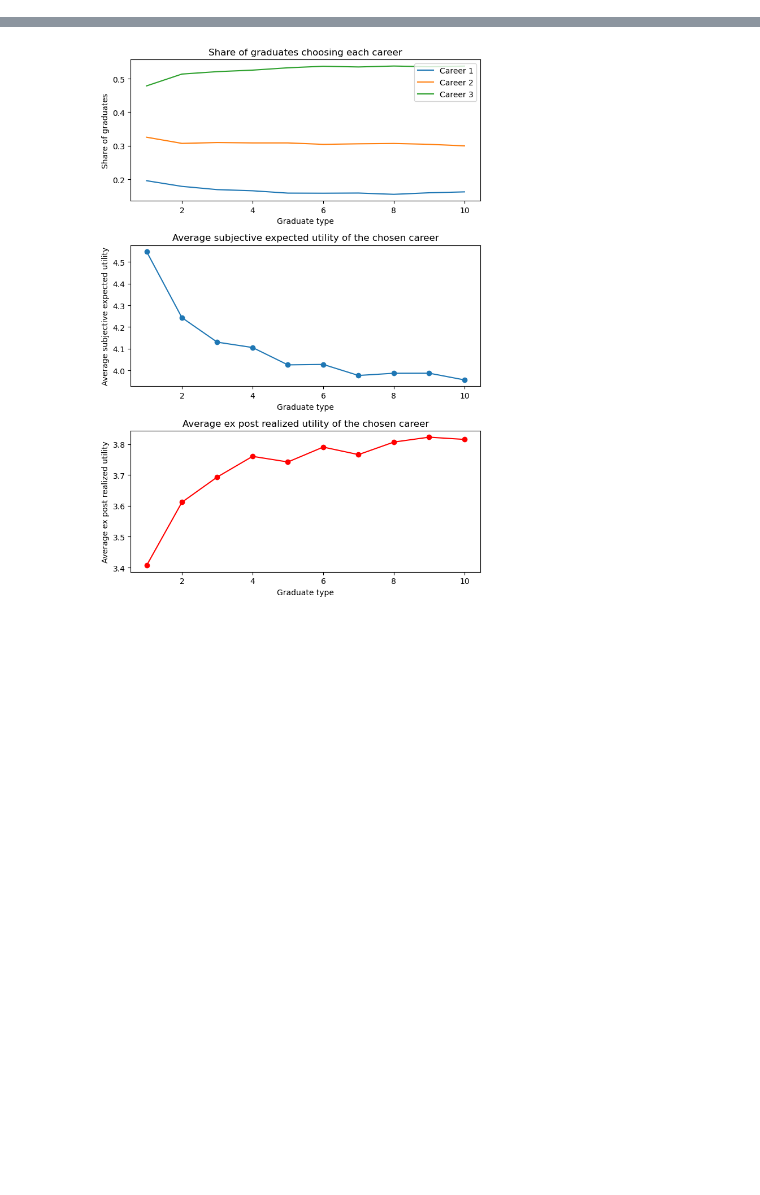
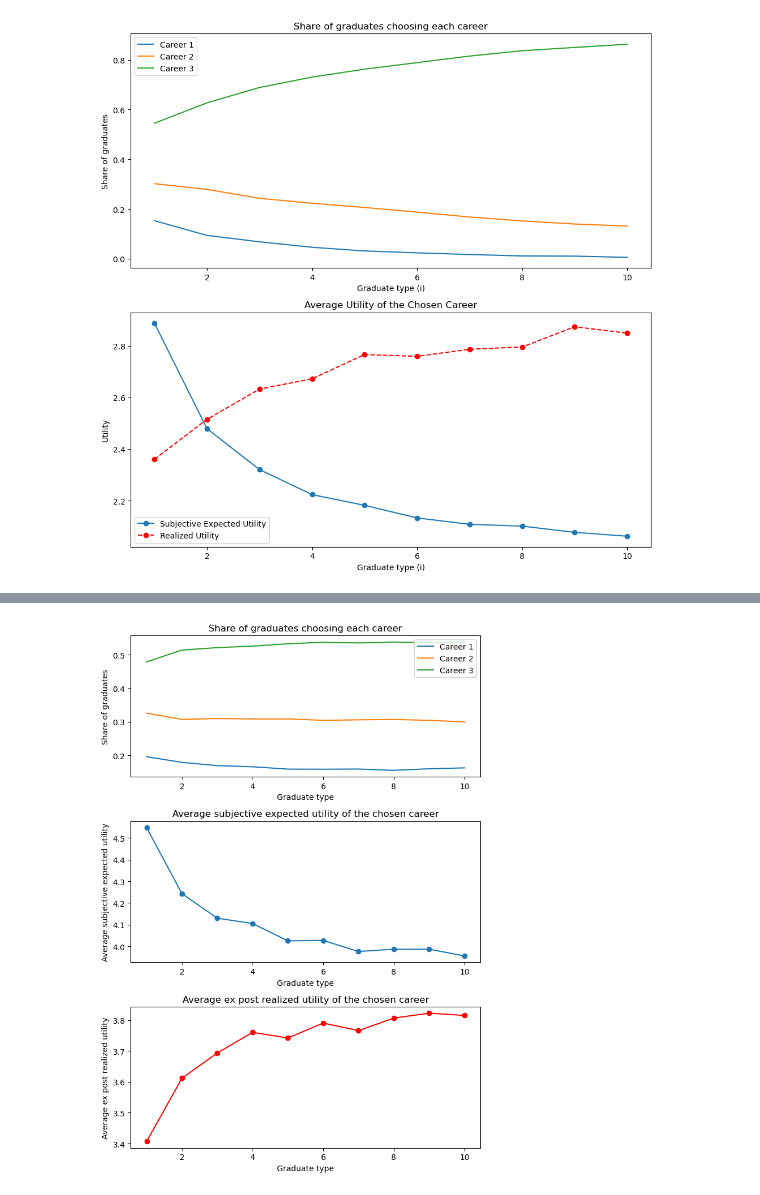
Before and after one commit to NumEconCopenhagen/projects-2024-mikkel-nikolas, a Jupyter notebook: Examfake.ipynb, the cells around one changed output, grey strips where cells are left out. Saved outputs shown, nothing was run; the diff lists cells and outputs as text; code cells hidden in the pictures; blank space fills up the shorter version.

```diff
--- a/Examfake.ipynb
+++ b/Examfake.ipynb
@@ -0,0 +205,65 @@
+# %%
+import numpy as np
+import matplotlib.pyplot as plt
+from types import SimpleNamespace
+
+# Parameters initialization
+par = SimpleNamespace(
+    J=3,
+    N=10,
+    K=10000,
+    F=np.arange(1, 11),
+    sigma=2,
+    v=np.array([1, 2, 3]),
+    c=1
+)
+
+# Function to run the simulation
+def simulate_decision_with_cost(par):
+    chosen_careers = np.zeros((par.N, par.K), dtype=int)
+    prior_expected_utilities = np.zeros((par.N, par.K))
+    realized_utilities = np.zeros((par.N, par.K))
+
+    for k in range(par.K):
+        for i in range(1, par.N + 1):
+            F_i = i
+            epsilon_friends = np.random.normal(0, par.sigma, (par.J, F_i))
+            prior_expected_utility = par.v + np.mean(epsilon_friends, axis=1) - par.c  # Apply cost directly here
+            epsilon_i = np.random.normal(0, par.sigma, par.J)
+            chosen_career = np.argmax(prior_expected_utility)
+            chosen_careers[i-1, k] = chosen_career
+            prior_expected_utilities[i-1, k] = prior_expected_utility[chosen_career]
+            realized_utilities[i-1, k] = par.v[chosen_career] + epsilon_i[chosen_career]
+
+    return chosen_careers, prior_expected_utilities, realized_utilities
+
+# Run the simulation
+chosen_careers, prior_expected_utilities, realized_utilities = simulate_decision_with_cost(par)
+
+# Calculate results
+shares = np.array([np.mean(chosen_careers == j, axis=1) for j in range(par.J)]).T
+average_subjective_expected_utilities = np.mean(prior_expected_utilities, axis=1)
+average_realized_utilities = np.mean(realized_utilities, axis=1)
+
+# Visualization
+x = np.arange(1, par.N + 1)
+fig, ax = plt.subplots(2, 1, figsize=(10, 10))
+
+for j in range(par.J):
+    ax[0].plot(x, shares[:, j], label=f'Career {j + 1}')
+ax[0].set_xlabel('Graduate type (i)')
+ax[0].set_ylabel('Share of graduates')
+ax[0].legend()
+ax[0].set_title('Share of graduates choosing each career')
+
+ax[1].plot(x, average_subjective_expected_utilities, marker='o', label='Subjective Expected Utility')
+ax[1].plot(x, average_realized_utilities, marker='o', linestyle='--', color='r', label='Realized Utility')
+ax[1].set_xlabel('Graduate type (i)')
+ax[1].set_ylabel('Utility')
+ax[1].set_title('Average Utility of the Chosen Career')
+ax[1].legend()
+
+plt.tight_layout()
+plt.show()
+# %% [output]
+[figure, added]
```
Also changed, not shown: parts of 3 cells of this notebook, 1 other file.
